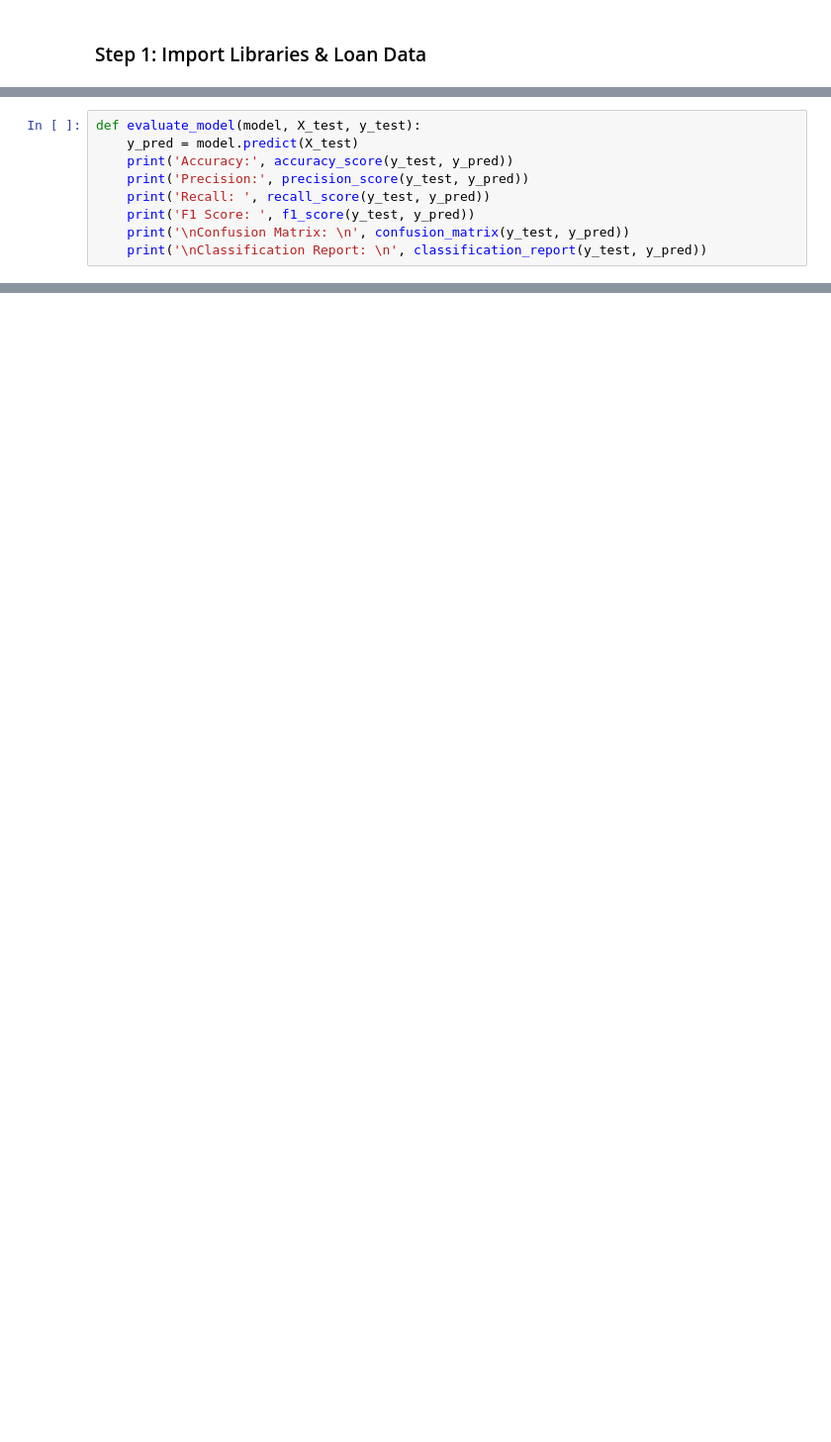
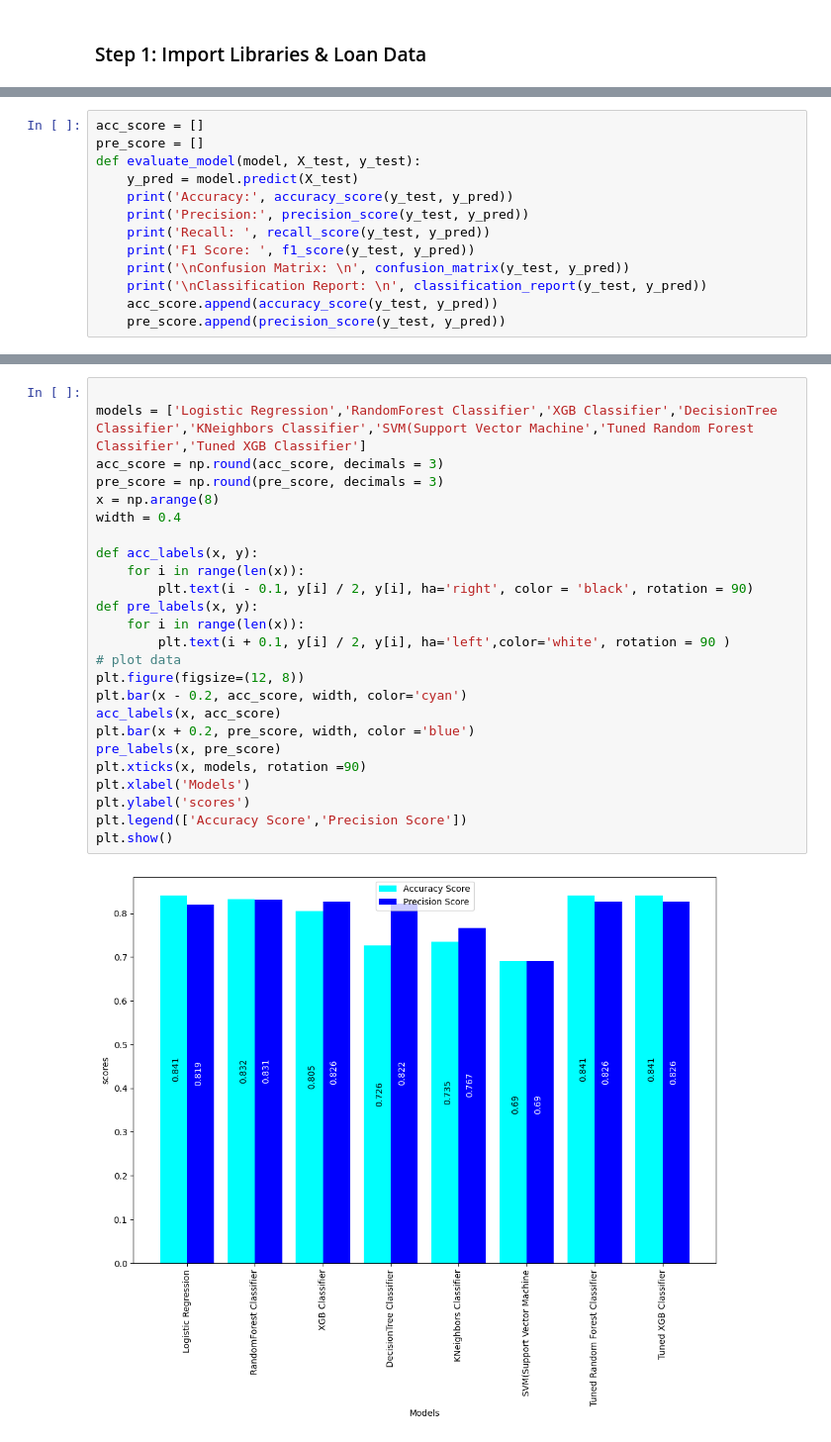
Before and after one commit to Puneet0123/Data_project, a Jupyter notebook: loan_approval_project/notebooks/03_modeling.ipynb, the cells around one changed output, grey strips where cells are left out. Shown: that part at 99% size. Saved outputs shown, nothing was run; the diff lists cells and outputs as text; blank space fills up the shorter version.

```diff
--- a/loan_approval_project/notebooks/03_modeling.ipynb
+++ b/loan_approval_project/notebooks/03_modeling.ipynb
@@ -31,4 +37,6 @@ y_test = pd.read_csv('../data/processed/y_test.csv')
 # %%
+acc_score = []
+pre_score = []
 def evaluate_model(model, X_test, y_test):
     y_pred = model.predict(X_test)
     print('Accuracy:', accuracy_score(y_test, y_pred))
@@ -37,5 +45,7 @@ def evaluate_model(model, X_test, y_test):
     print('F1 Score: ', f1_score(y_test, y_pred))
     print('\nConfusion Matrix: \n', confusion_matrix(y_test, y_pred))
     print('\nClassification Report: \n', classification_report(y_test, y_pred))
+    acc_score.append(accuracy_score(y_test, y_pred))
+    pre_score.append(precision_score(y_test, y_pred))
 # %% [markdown]
 ### Step 3: Train Models
@@ -247,0 +307,27 @@ Best model saved successfully!
+# %%
+
+models = ['Logistic Regression','RandomForest Classifier','XGB Classifier','DecisionTree Classifier','KNeighbors Classifier','SVM(Support Vector Machine','Tuned Random Forest Classifier','Tuned XGB Classifier']
+acc_score = np.round(acc_score, decimals = 3)
+pre_score = np.round(pre_score, decimals = 3)
+x = np.arange(8)
+width = 0.4
+
+def acc_labels(x, y):
+    for i in range(len(x)):
+        plt.text(i - 0.1, y[i] / 2, y[i], ha='right', color = 'black', rotation = 90)
+def pre_labels(x, y):
+    for i in range(len(x)):
+        plt.text(i + 0.1, y[i] / 2, y[i], ha='left',color='white', rotation = 90 )
+# plot data
+plt.figure(figsize=(12, 8))
+plt.bar(x - 0.2, acc_score, width, color='cyan')
+acc_labels(x, acc_score)
+plt.bar(x + 0.2, pre_score, width, color ='blue')
+pre_labels(x, pre_score)
+plt.xticks(x, models, rotation =90)
+plt.xlabel('Models')
+plt.ylabel('scores')
+plt.legend(['Accuracy Score','Precision Score'])
+plt.show()
+# %% [output]
+[figure, added]
```
Also changed, not shown: parts of 39 cells of this notebook, 16 other files.
